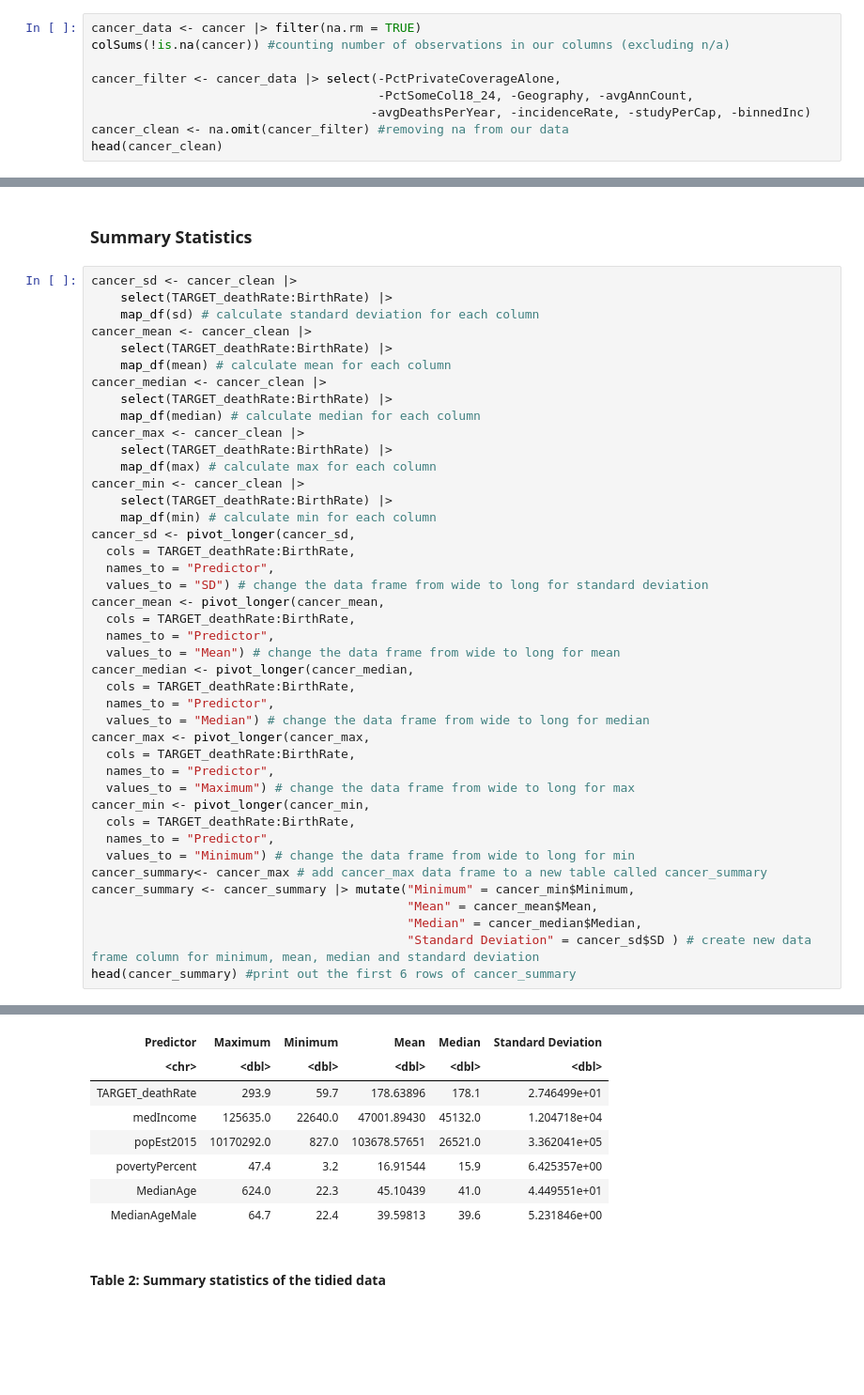
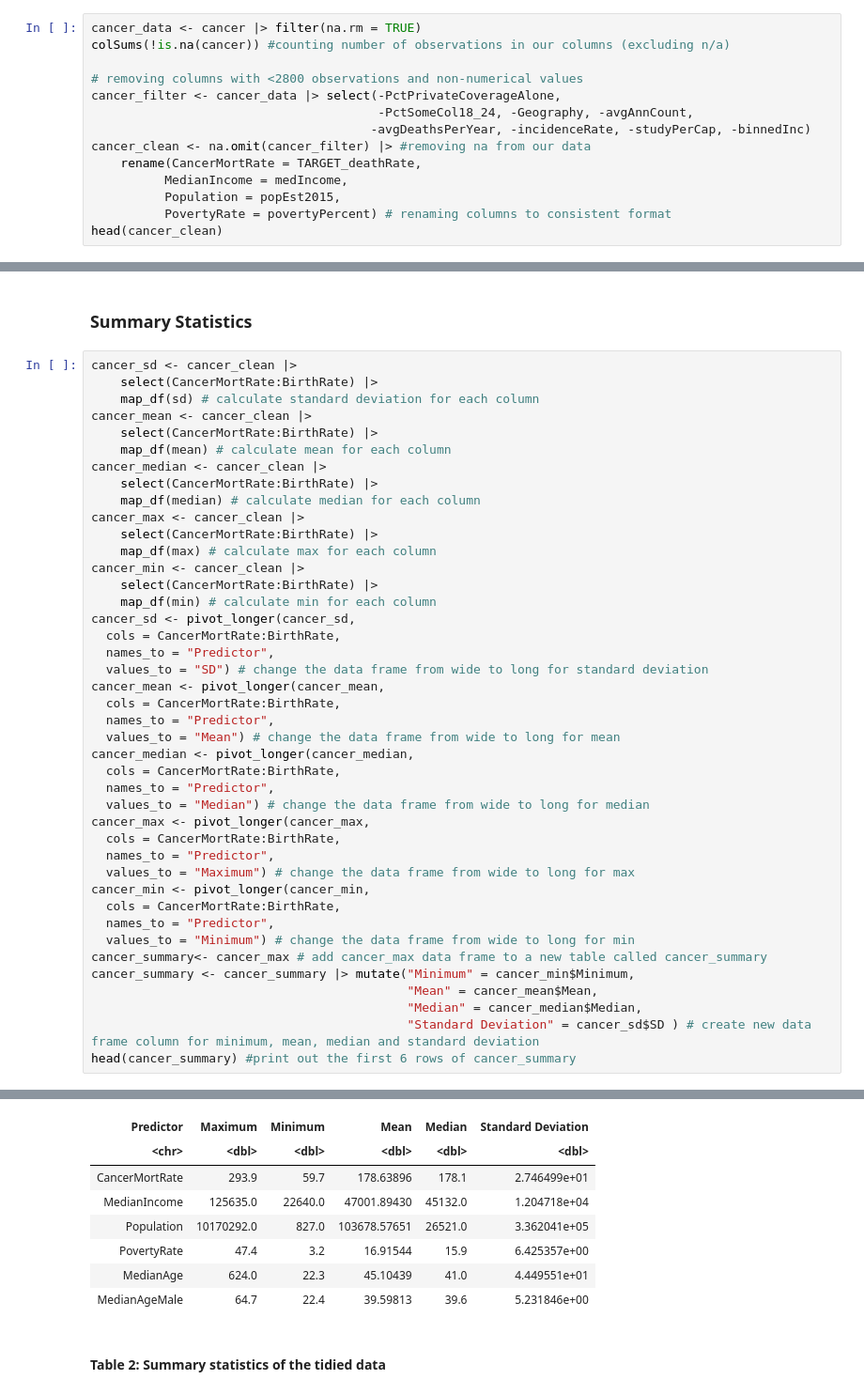
Before and after one commit to caswellbrett/CancerMortalityPrediction, a Jupyter notebook: Report.ipynb, the cells around one changed output, grey strips where cells are left out. Shown at 94% size. Drawn from its saved outputs; the diff is of its cells as text; blank space fills up the shorter version.

```diff
--- a/Report.ipynb
+++ b/Report.ipynb
@@ -63,10 +63,15 @@ The dataset required minimal cleaning as the data was in a relatively tidy forma
 cancer_data <- cancer |> filter(na.rm = TRUE)
 colSums(!is.na(cancer)) #counting number of observations in our columns (excluding n/a)
 
+# removing columns with <2800 observations and non-numerical values
 cancer_filter <- cancer_data |> select(-PctPrivateCoverageAlone,
                                        -PctSomeCol18_24, -Geography, -avgAnnCount,
                                       -avgDeathsPerYear, -incidenceRate, -studyPerCap, -binnedInc)
-cancer_clean <- na.omit(cancer_filter) #removing na from our data
+cancer_clean <- na.omit(cancer_filter) |> #removing na from our data
+    rename(CancerMortRate = TARGET_deathRate,
+          MedianIncome = medIncome,
+          Population = popEst2015,
+          PovertyRate = povertyPercent) # renaming columns to consistent format
 head(cancer_clean)
 # %% [output]
             avgAnnCount        avgDeathsPerYear        TARGET_deathRate
@@ -101,54 +106,54 @@ A tibble: 6 × 26
 ### Summary Statistics
 # %%
 cancer_sd <- cancer_clean |>
-    select(TARGET_deathRate:BirthRate) |>
+    select(CancerMortRate:BirthRate) |>
     map_df(sd) # calculate standard deviation for each column
 cancer_mean <- cancer_clean |>
-    select(TARGET_deathRate:BirthRate) |>
+    select(CancerMortRate:BirthRate) |>
     map_df(mean) # calculate mean for each column
 cancer_median <- cancer_clean |>
-    select(TARGET_deathRate:BirthRate) |>
+    select(CancerMortRate:BirthRate) |>
     map_df(median) # calculate median for each column
 cancer_max <- cancer_clean |>
-    select(TARGET_deathRate:BirthRate) |>
+    select(CancerMortRate:BirthRate) |>
     map_df(max) # calculate max for each column
 cancer_min <- cancer_clean |>
-    select(TARGET_deathRate:BirthRate) |>
+    select(CancerMortRate:BirthRate) |>
     map_df(min) # calculate min for each column
 cancer_sd <- pivot_longer(cancer_sd,
-  cols = TARGET_deathRate:BirthRate,
+  cols = CancerMortRate:BirthRate,
   names_to = "Predictor",
   values_to = "SD") # change the data frame from wide to long for standard deviation
 cancer_mean <- pivot_longer(cancer_mean,
-  cols = TARGET_deathRate:BirthRate,
+  cols = CancerMortRate:BirthRate,
   names_to = "Predictor",
   values_to = "Mean") # change the data frame from wide to long for mean
 cancer_median <- pivot_longer(cancer_median,
-  cols = TARGET_deathRate:BirthRate,
+  cols = CancerMortRate:BirthRate,
   names_to = "Predictor",
   values_to = "Median") # change the data frame from wide to long for median
 cancer_max <- pivot_longer(cancer_max,
-  cols = TARGET_deathRate:BirthRate,
+  cols = CancerMortRate:BirthRate,
   names_to = "Predictor",
   values_to = "Maximum") # change the data frame from wide to long for max
 cancer_min <- pivot_longer(cancer_min,
-  cols = TARGET_deathRate:BirthRate,
+  cols = CancerMortRate:BirthRate,
   names_to = "Predictor",
   values_to = "Minimum") # change the data frame from wide to long for min
 cancer_summary<- cancer_max # add cancer_max data frame to a new table called cancer_summary
 cancer_summary <- cancer_summary |> mutate("Minimum" = cancer_min$Minimum,
                                            "Mean" = cancer_mean$Mean,
                                            "Median" = cancer_median$Median,
                                            "Standard Deviation" = cancer_sd$SD ) # create new data frame column for minimum, mean, median and standard deviation
 head(cancer_summary) #print out the first 6 rows of cancer_summary
 # %% [output]
 A tibble: 6 × 6
 | Predictor | Maximum | Minimum | Mean | Median | Standard Deviation |
 | <chr> | <dbl> | <dbl> | <dbl> | <dbl> | <dbl> |
-| TARGET_deathRate | 293.9 | 59.7 | 178.63896 | 178.1 | 2.746499e+01 |
-| medIncome | 125635.0 | 22640.0 | 47001.89430 | 45132.0 | 1.204718e+04 |
-| popEst2015 | 10170292.0 | 827.0 | 103678.57651 | 26521.0 | 3.362041e+05 |
-| povertyPercent | 47.4 | 3.2 | 16.91544 | 15.9 | 6.425357e+00 |
+| CancerMortRate | 293.9 | 59.7 | 178.63896 | 178.1 | 2.746499e+01 |
+| MedianIncome | 125635.0 | 22640.0 | 47001.89430 | 45132.0 | 1.204718e+04 |
+| Population | 10170292.0 | 827.0 | 103678.57651 | 26521.0 | 3.362041e+05 |
+| PovertyRate | 47.4 | 3.2 | 16.91544 | 15.9 | 6.425357e+00 |
 | MedianAge | 624.0 | 22.3 | 45.10439 | 41.0 | 4.449551e+01 |
 | MedianAgeMale | 64.7 | 22.4 | 39.59813 | 39.6 | 5.231846e+00 |
 # %% [markdown]
```
Also changed, not shown: parts of 14 cells of this notebook.
